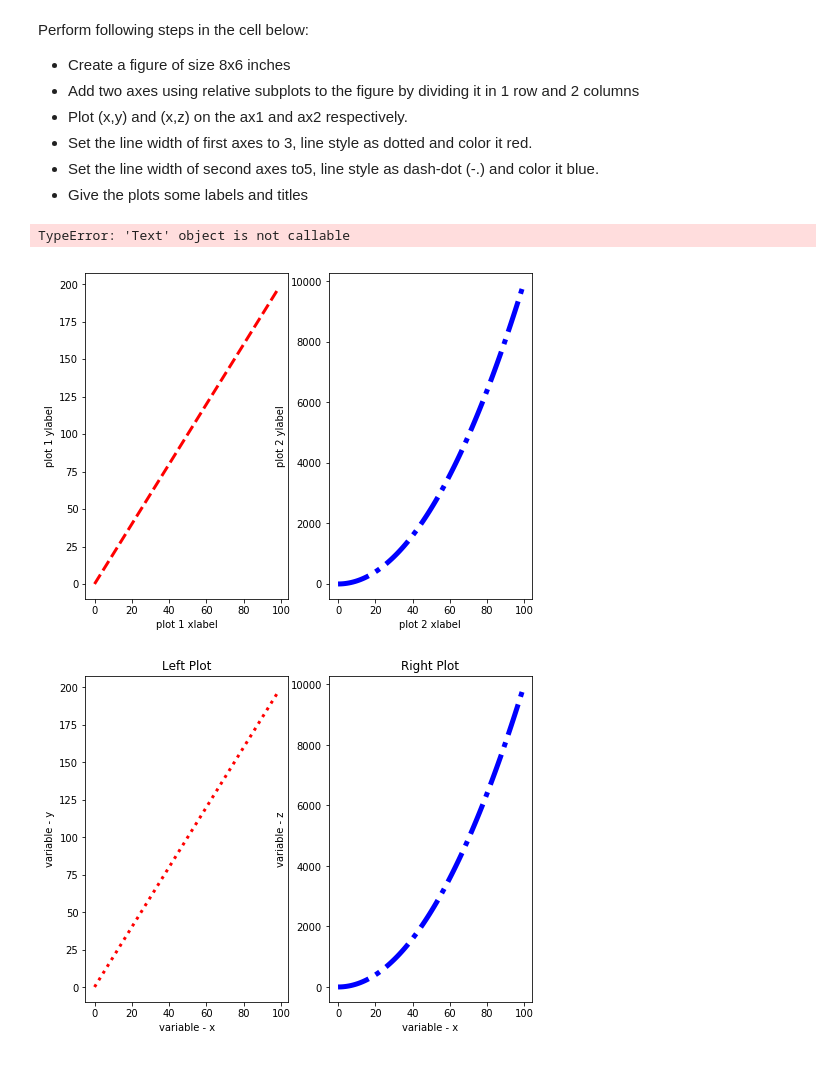
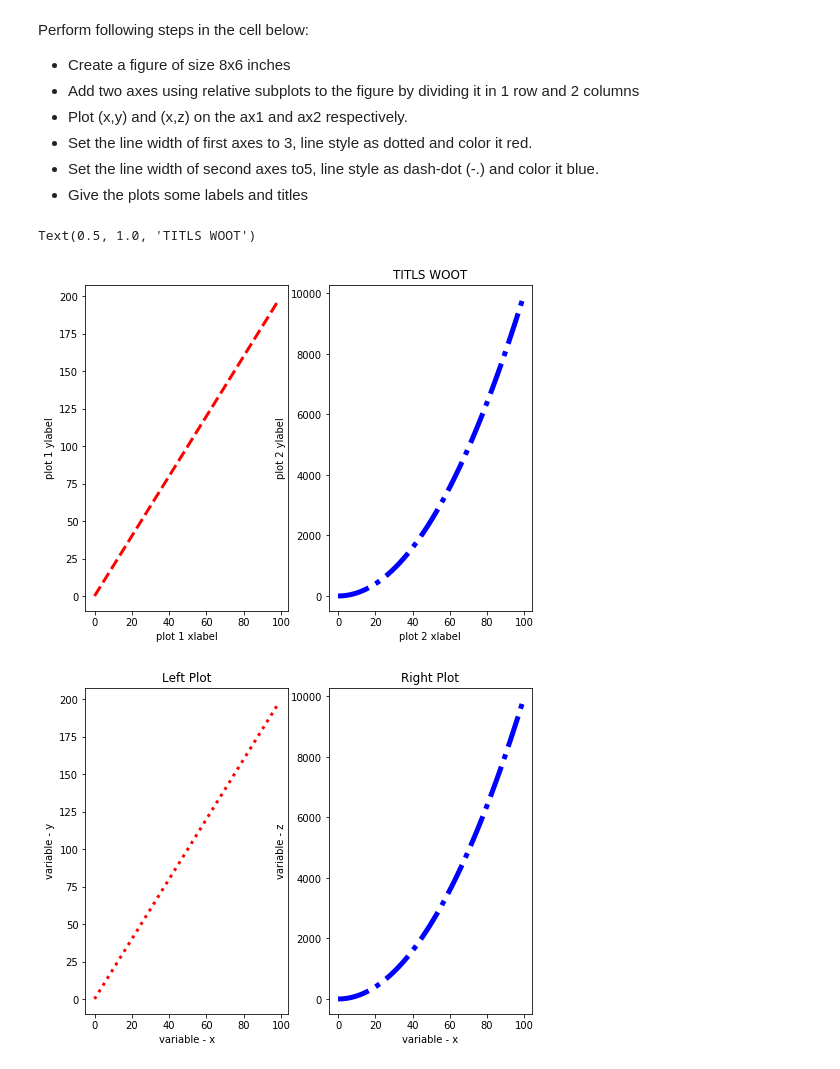
Before and after one commit to Patrickbfuller/dsc-1-03-13-customizing-visualizations-with-matplotlib-lab-seattle-ds-career-040119, a Jupyter notebook: index.ipynb, the cells around one changed output. Drawn from its saved outputs; the diff is of its cells as text; code cells hidden in the pictures.

```diff
--- a/index.ipynb
+++ b/index.ipynb
@@ -154,22 +154,22 @@ Perform following steps in the cell below:
 # %%
 fig4 = plt.figure(figsize=(8,6))
 
 ax1 = fig4.add_subplot(121)  #creating plot fig with 1 row 2 cols and selecting the first
 ax2 = fig4.add_subplot(122)
 
 ax1.plot(x,y, linewidth = 3, linestyle = '--', color = 'red')
 ax1.set_xlabel('plot 1 xlabel')
 ax1.set_ylabel('plot 1 ylabel')
 ax1.set_label('this is plot 1')
 
 ax2.plot(x,z, linewidth= 5, linestyle = '-.', color = 'blue')
 ax2.set_xlabel('plot 2 xlabel')
 ax2.set_ylabel('plot 2 ylabel')
 ax2.set_label('this is plot 2')
-ax2.set_titl
+ax2.set_title('TITLS WOOT')
 # %% [output]
-TypeError: 'Text' object is not callable
+Text(0.5, 1.0, 'TITLS WOOT')
-[figure, old version]
+[figure, new version]
 # %%
 fig4 = plt.figure(figsize=(8,6))
 # %% [output]
```
